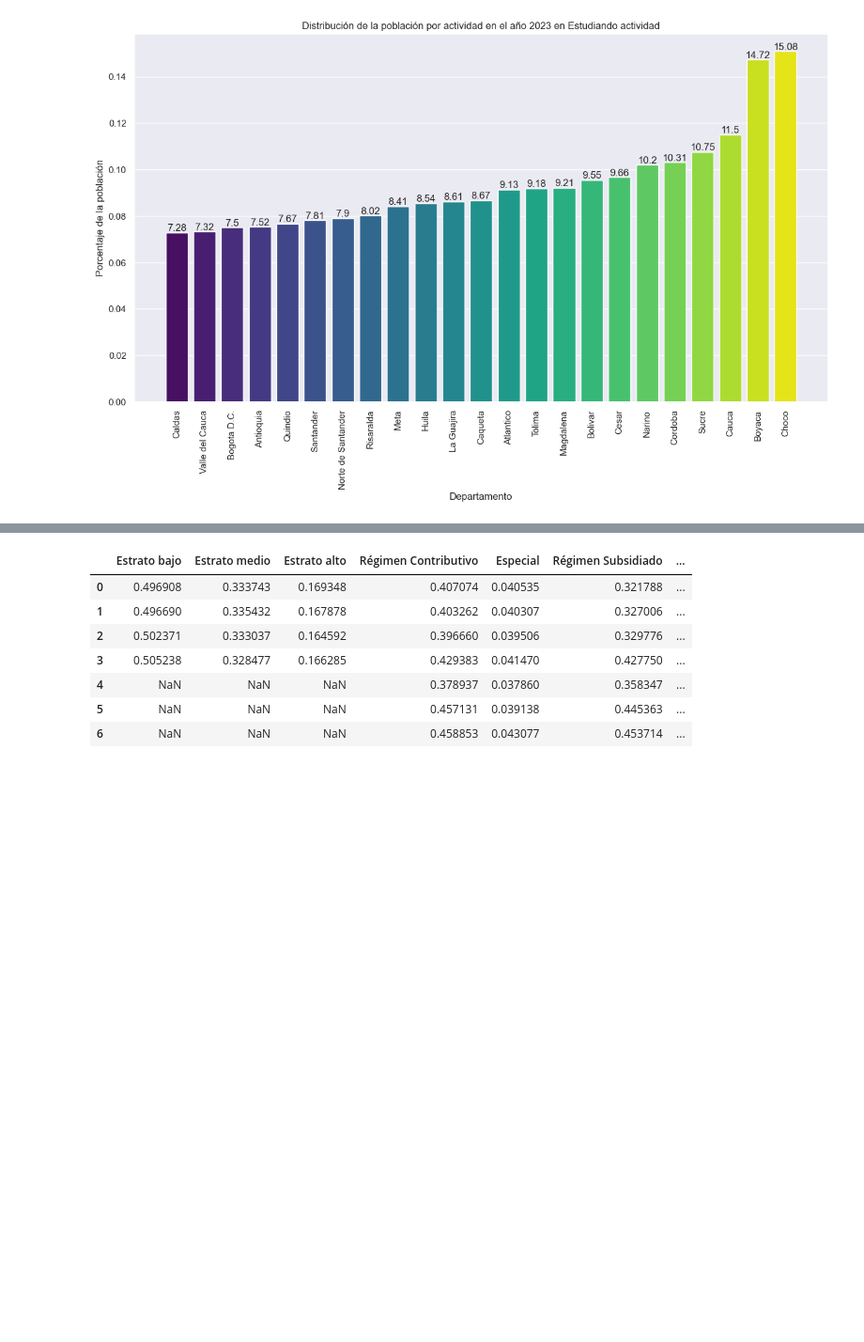
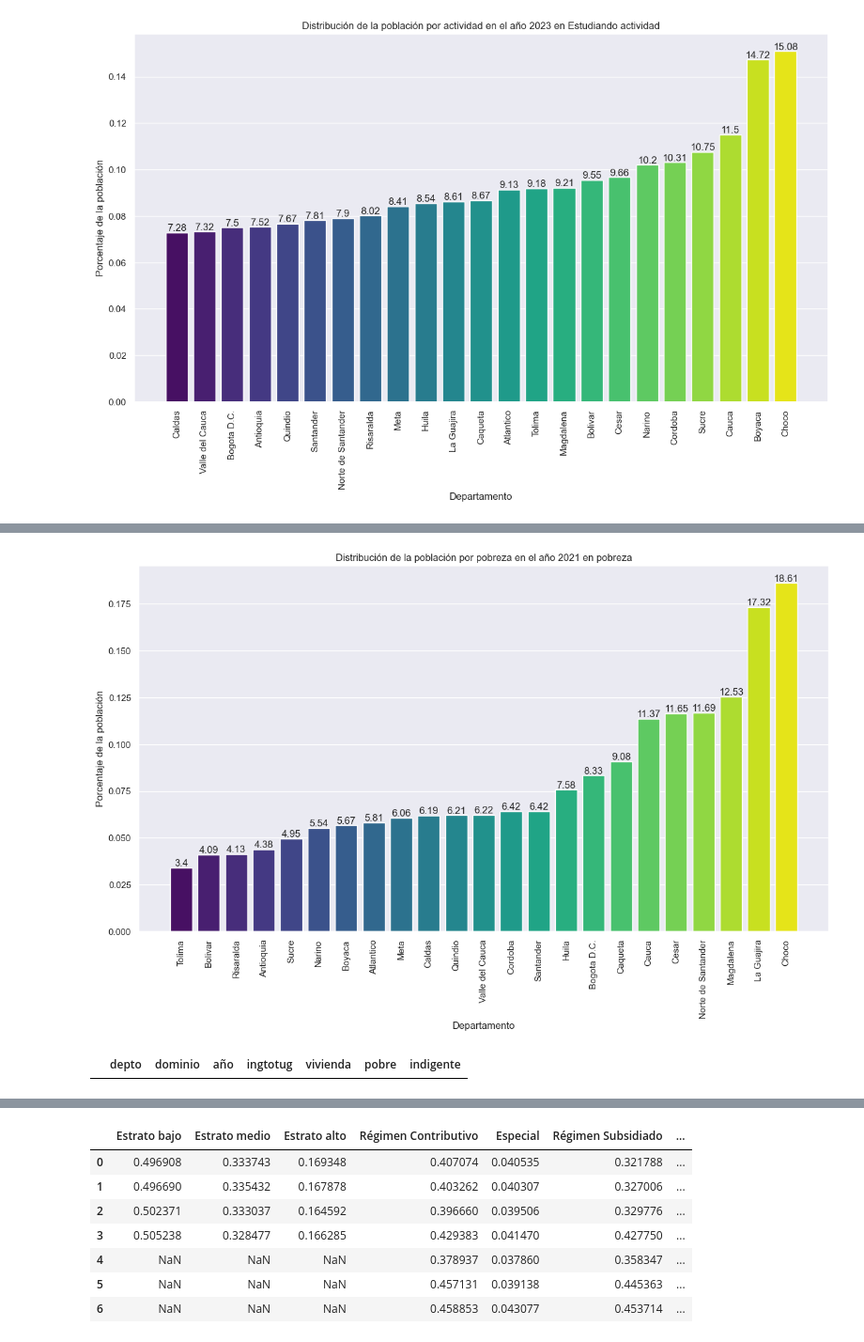
Before and after one commit to dalejandroabel/NASA-Space-Apps, a Jupyter notebook: notebooks/national.ipynb, the cells around one changed output, grey strips where cells are left out. Shown at 94% size. Drawn from its saved outputs; the diff is of its cells as text; code cells hidden in the pictures; blank space fills up the shorter version.

```diff
--- a/notebooks/national.ipynb
+++ b/notebooks/national.ipynb
@@ -542,0 +629,35 @@ ValueError: could not convert string to float: ' '
+# %%
+# Function to get a graph of the extreme poverty distribution
+
+def plot_extreme_poverty_distribution(df, year, give_home):
+
+    df_year = give_home(df, año = year)
+
+    ep_year = df_year[df_year['indigente'] == 1].groupby('depto').size() / df_year.groupby('depto').size()
+
+    # The data in ascending order
+    ep_year = ep_year.sort_values()
+
+    plt.figure(figsize=(15, 8))
+
+    # Graph of the poor population with seaborn
+    sns.barplot(x = ep_year.index, y = ep_year)
+
+    # Add the value of the percentage over the bars
+    for i in range(len(ep_year)):
+        plt.text(i, ep_year[i], round(ep_year[i]*100, 2), ha = 'center', va = 'bottom')
+
+    plt.title('Distribución de la población por pobreza en el año ' + str(year) + ' en pobreza')
+    plt.xticks(rotation=90)
+    plt.xlabel('Departamento')
+    plt.ylabel('Porcentaje de la población')
+    # Vary the color in the bars
+    plt.bar(ep_year.index, ep_year, color = sns.color_palette('viridis', len(ep_year)))
+# %%
+plot_extreme_poverty_distribution(df_hog, 2021, give_home)
+# %% [output]
+[figure, added]
+# %%
+give_home(df_hog, año = 2023)
+# %% [output]
+|  | depto | dominio | año | ingtotug | vivienda | pobre | indigente |
```
Also changed, not shown: parts of 14 cells of this notebook, 3 other files.
